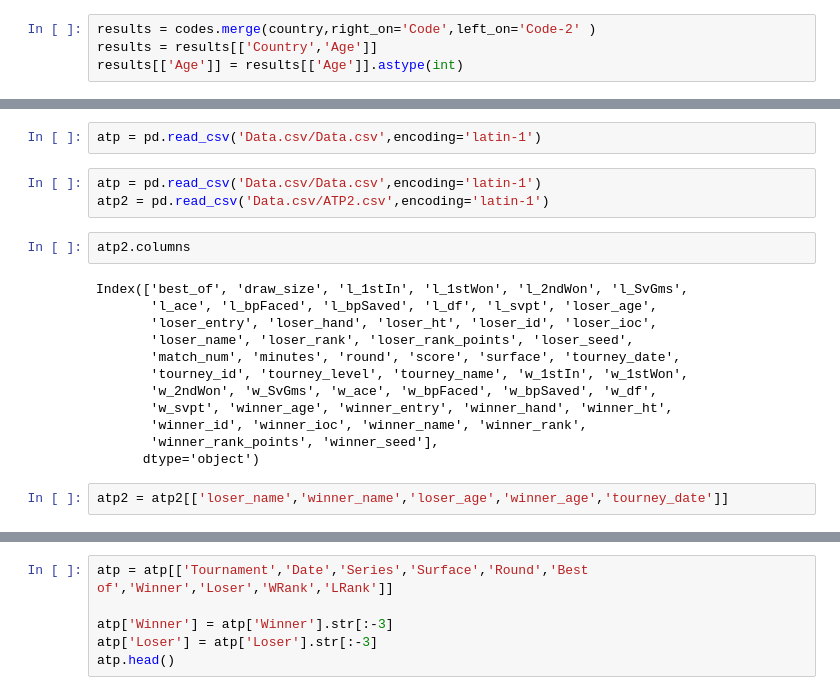
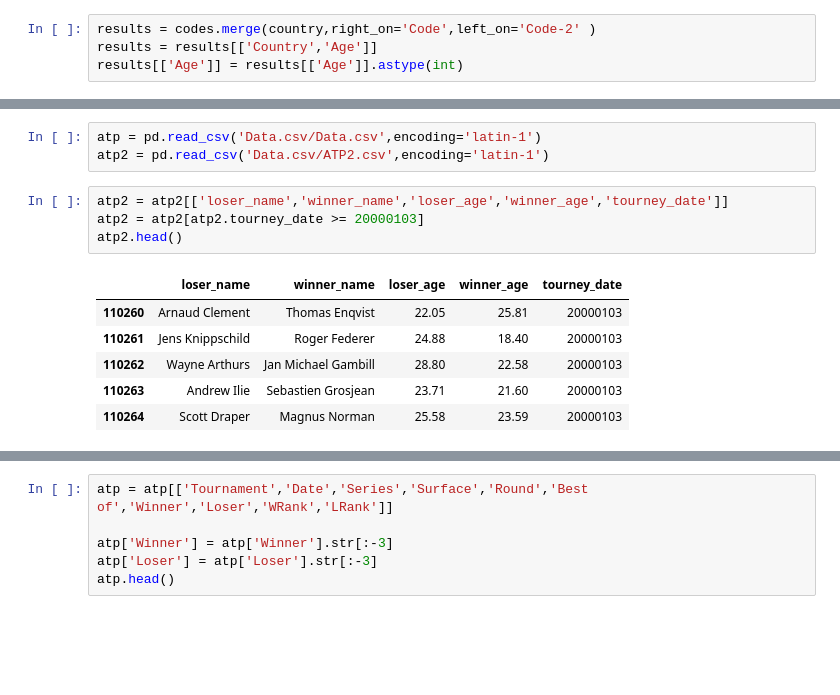
Before and after one commit to thimler/ATP-project, a Jupyter notebook: Untitled-3.ipynb, the cells around one changed output, grey strips where cells are left out. Saved outputs shown, nothing was run; the diff lists cells and outputs as text; blank space fills up the shorter version.

```diff
--- a/Untitled-3.ipynb
+++ b/Untitled-3.ipynb
@@ -148,21 +124,14 @@ m
-# %%
-atp = pd.read_csv('Data.csv/Data.csv',encoding='latin-1')
 # %%
 atp = pd.read_csv('Data.csv/Data.csv',encoding='latin-1')
 atp2 = pd.read_csv('Data.csv/ATP2.csv',encoding='latin-1')
-# %%
-atp2.columns
-# %% [output]
-Index(['best_of', 'draw_size', 'l_1stIn', 'l_1stWon', 'l_2ndWon', 'l_SvGms',
-       'l_ace', 'l_bpFaced', 'l_bpSaved', 'l_df', 'l_svpt', 'loser_age',
-       'loser_entry', 'loser_hand', 'loser_ht', 'loser_id', 'loser_ioc',
-       'loser_name', 'loser_rank', 'loser_rank_points', 'loser_seed',
-       'match_num', 'minutes', 'round', 'score', 'surface', 'tourney_date',
-       'tourney_id', 'tourney_level', 'tourney_name', 'w_1stIn', 'w_1stWon',
-       'w_2ndWon', 'w_SvGms', 'w_ace', 'w_bpFaced', 'w_bpSaved', 'w_df',
-       'w_svpt', 'winner_age', 'winner_entry', 'winner_hand', 'winner_ht',
-       'winner_id', 'winner_ioc', 'winner_name', 'winner_rank',
-       'winner_rank_points', 'winner_seed'],
-      dtype='object')
 # %%
 atp2 = atp2[['loser_name','winner_name','loser_age','winner_age','tourney_date']]
+atp2 = atp2[atp2.tourney_date >= 20000103]
+atp2.head()
+# %% [output]
+|  | loser_name | winner_name | loser_age | winner_age | tourney_date |
+| 110260 | Arnaud Clement | Thomas Enqvist | 22.05 | 25.81 | 20000103 |
+| 110261 | Jens Knippschild | Roger Federer | 24.88 | 18.40 | 20000103 |
+| 110262 | Wayne Arthurs | Jan Michael Gambill | 28.80 | 22.58 | 20000103 |
+| 110263 | Andrew Ilie | Sebastien Grosjean | 23.71 | 21.60 | 20000103 |
+| 110264 | Scott Draper | Magnus Norman | 25.58 | 23.59 | 20000103 |
```
Also changed, not shown: parts of 9 cells of this notebook.
